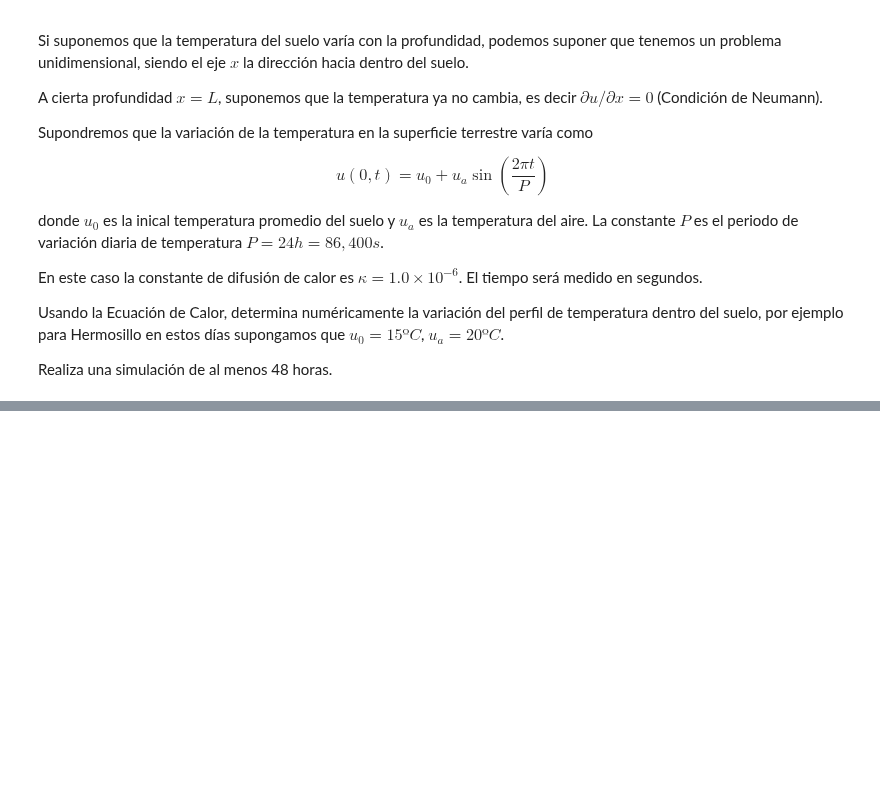
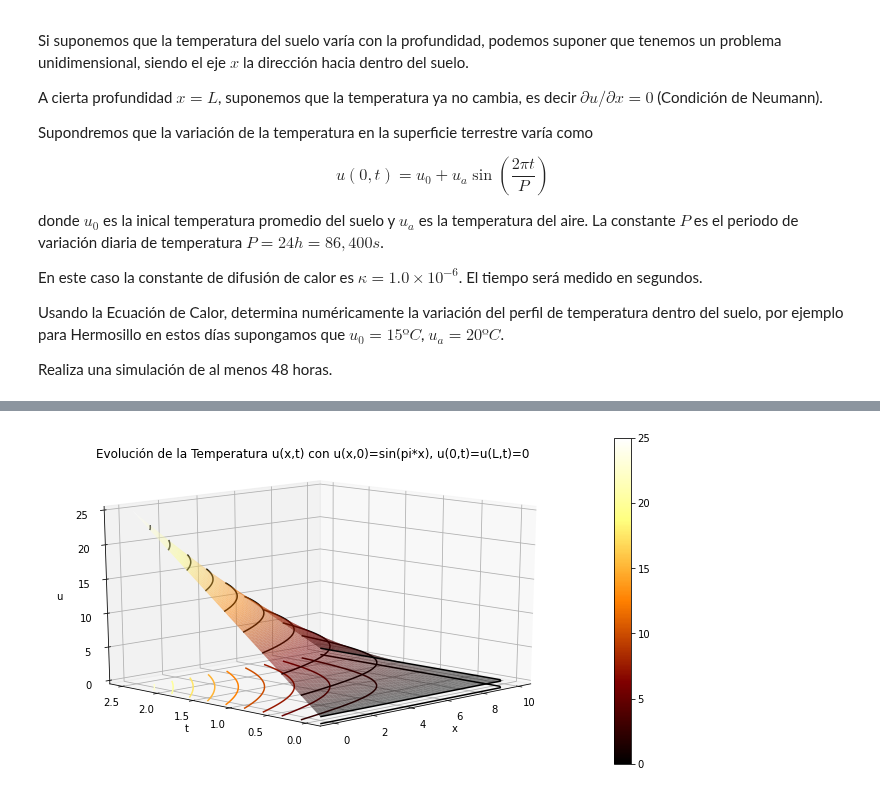
Before and after one commit to carloslizarragac/FisicaComputacional1, a Jupyter notebook: Actividad10.ipynb, the cells around one changed output, grey strips where cells are left out. Drawn from its saved outputs; the diff is of its cells as text; code cells hidden in the pictures; blank space fills up the shorter version.

```diff
--- a/Actividad10.ipynb
+++ b/Actividad10.ipynb
@@ -371,0 +397,89 @@ Realiza una simulación de al menos 48 horas.
+# %%
+# Tiene error aún..... (Pendiente)
+
+# Ejercicio 1a)
+# Solución de la Ecuación del Calor usando scipy.integrate.odeint
+# Problema de Valor Inicial y Condiciones a la Frontera Tipo de Dirichlet
+
+import numpy as np
+from scipy.integrate import odeint
+import matplotlib.pyplot as plt
+from mpl_toolkits.mplot3d import Axes3D
+from matplotlib import cm
+
+# Definimos la expresión de diferencias finitas centradas de segundo orden
+def odefunc(u, t):
+    # Llenamos de ceros inicialmente
+    dudt = np.zeros(x.shape)
+
+    # Condiciones a la Frontera Tipo Dirichlet: Temperatura constante
+    # Condiciones a la frontera u(0,t)=u(L,t)=0
+    dudt[0] = 10
+    dudt[-1] = 0 # Equivale a evaluar en el último punto N
+
+    # Constante de difusión del calor
+    kappa=100.0
+
+    # Calculamos la temperatura en los puntos interiores 1 a N-1.
+    for i in range(1, N-1):
+        dudt[i] = kappa*(u[i + 1] - 2*u[i] + u[i - 1]) / h**2
+    return dudt
+
+# Algunos parámetros
+# Intervalo en x = (a,b)
+a = 0
+b = 10
+# Tiempo inicial y final
+t0 = 0
+tf = 2.5
+
+# Número de puntos en la dirección x
+N = 51
+# Tamaño de delta x
+h = (b-a)/(N-1)
+
+# Contantes de diferencias finitas
+#k = 0.25*h**2
+#r = k/h**2;
+
+# Los puntos en el dominio x
+x = np.linspace(a, b, N);
+
+# La condición inicial u(x,0)=sin(pi*x)
+x0 = np.zeros(x.shape)
+
+#x0[x0 < 0] = 0
+
+# Puntos de integración en el tiempo
+tspan = np.linspace(t0, tf, 50);
+
+# Solución usando scipy.integrate.odeint
+sol = odeint(odefunc, x0, tspan)
+
+#%% Make a 3d figure
+fig = plt.figure(figsize=(12,6))
+ax = fig.add_subplot(111, projection='3d')
+
+SX, ST = np.meshgrid(x,tspan)
+# Ver mapa de colores de Matplotlib
+# https://matplotlib.org/stable/tutorials/colors/colormaps.html
+ax.plot_surface(SX, ST, sol, cmap='afmhot', rstride=1, cstride=1, alpha=0.5)
+
+# Contornos
+ax.contour(SX, ST, sol, 10, lw=1, colors="k", linestyles="solid")
+ax.contour(SX, ST, sol, 10, lw=1, cmap="afmhot", linestyles="solid", offset=-1)
+
+
+# Grafica una tabla de valores
+m = cm.ScalarMappable(cmap='afmhot')
+m.set_array(sol)
+plt.colorbar(m)
+
+ax.set_xlabel('x')
+ax.set_ylabel('t')
+ax.set_zlabel('u')
+ax.view_init(elev=15, azim=-135)
+ax.set_title('Evolución de la Temperatura u(x,t) con u(x,0)=sin(pi*x), u(0,t)=u(L,t)=0')
+plt.show()
+# %% [output]
+[figure, added]
```
Also changed, not shown: parts of 4 cells of this notebook.
